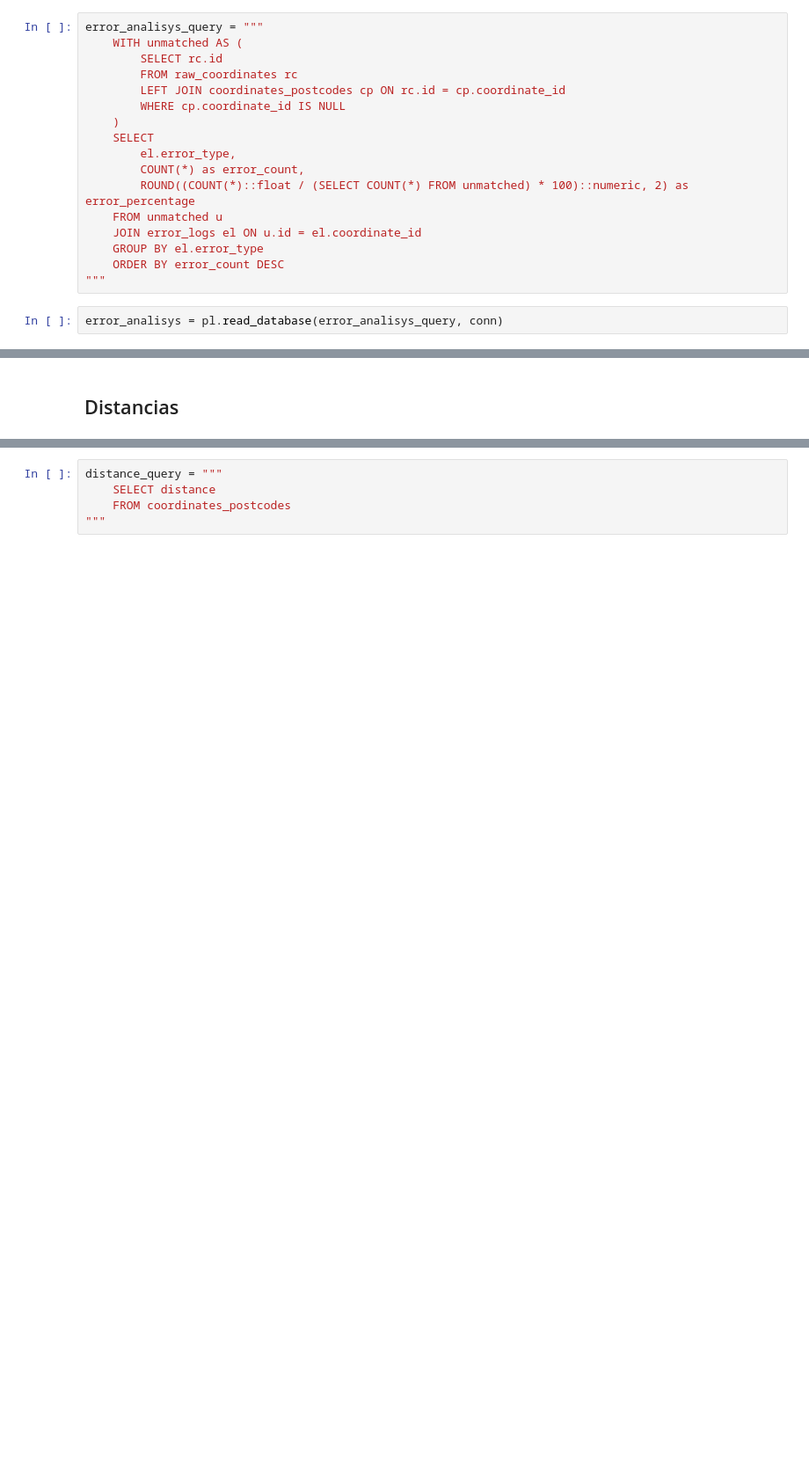
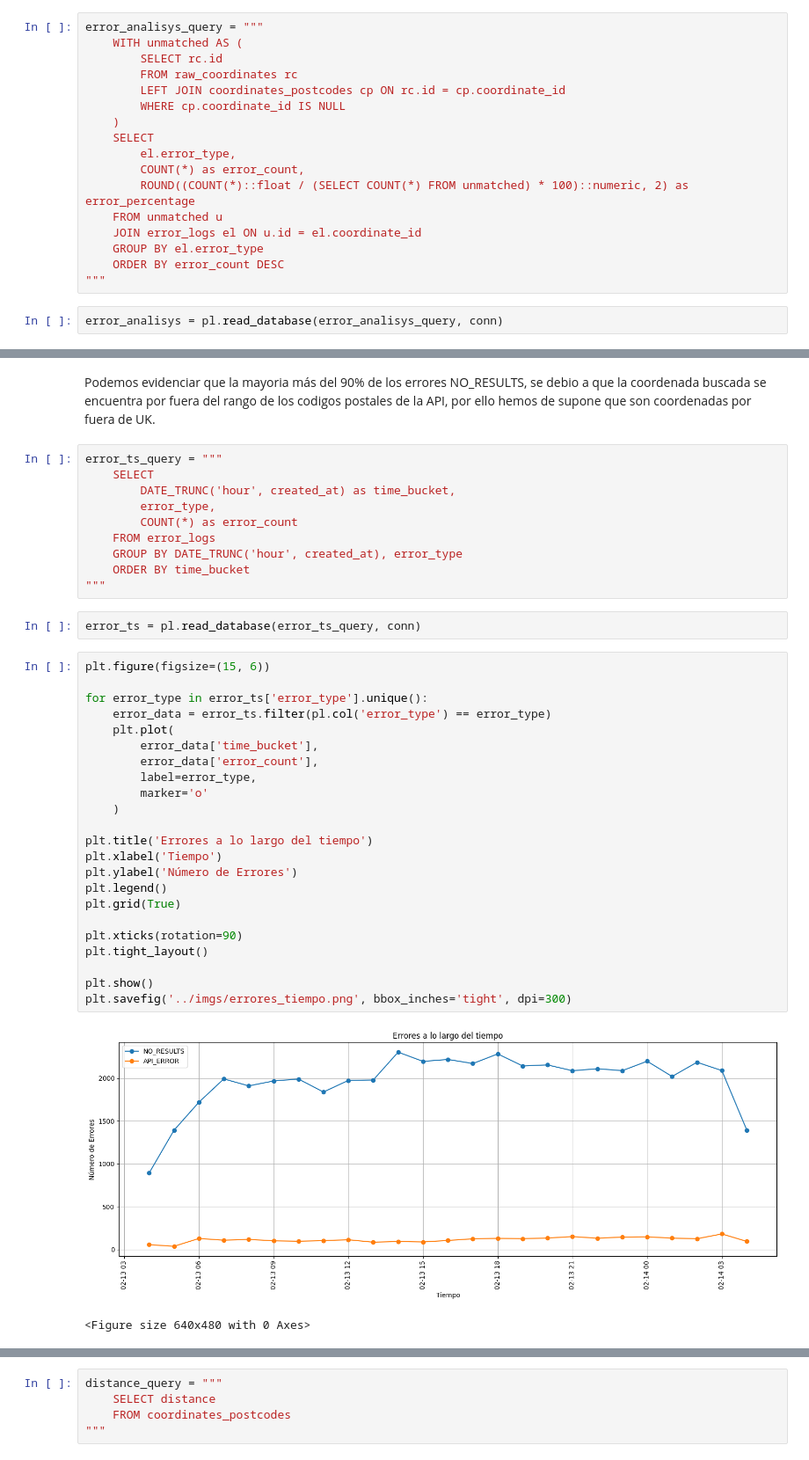
Before and after one commit to luisferico/prueba-de, a Jupyter notebook: notebooks/eda_postcodes.ipynb, the cells around one changed output, grey strips where cells are left out. Shown at 88% size. Cells and saved outputs as stored; diff of their text form; blank space fills up the shorter version.

```diff
--- a/notebooks/eda_postcodes.ipynb
+++ b/notebooks/eda_postcodes.ipynb
@@ -181,2 +213,40 @@ plt.show()
-# %% [markdown]
-## Distancias
+# %% [markdown]
+Podemos evidenciar que la mayoria más del 90% de los errores NO_RESULTS, se debio a que la coordenada buscada se encuentra por fuera del rango de los codigos postales de la API, por ello hemos de supone que son coordenadas por fuera de UK.
+# %%
+error_ts_query = """
+    SELECT
+        DATE_TRUNC('hour', created_at) as time_bucket,
+        error_type,
+        COUNT(*) as error_count
+    FROM error_logs
+    GROUP BY DATE_TRUNC('hour', created_at), error_type
+    ORDER BY time_bucket
+"""
+# %%
+error_ts = pl.read_database(error_ts_query, conn)
+# %%
+plt.figure(figsize=(15, 6))
+
+for error_type in error_ts['error_type'].unique():
+    error_data = error_ts.filter(pl.col('error_type') == error_type)
+    plt.plot(
+        error_data['time_bucket'],
+        error_data['error_count'],
+        label=error_type,
+        marker='o'
+    )
+
+plt.title('Errores a lo largo del tiempo')
+plt.xlabel('Tiempo')
+plt.ylabel('Número de Errores')
+plt.legend()
+plt.grid(True)
+
+plt.xticks(rotation=90)
+plt.tight_layout()
+
+plt.show()
+plt.savefig('../imgs/errores_tiempo.png', bbox_inches='tight', dpi=300)
+# %% [output]
+[figure, added]
+<Figure size 640x480 with 0 Axes>
```
Also changed, not shown: parts of 30 cells of this notebook, 5 other files.
